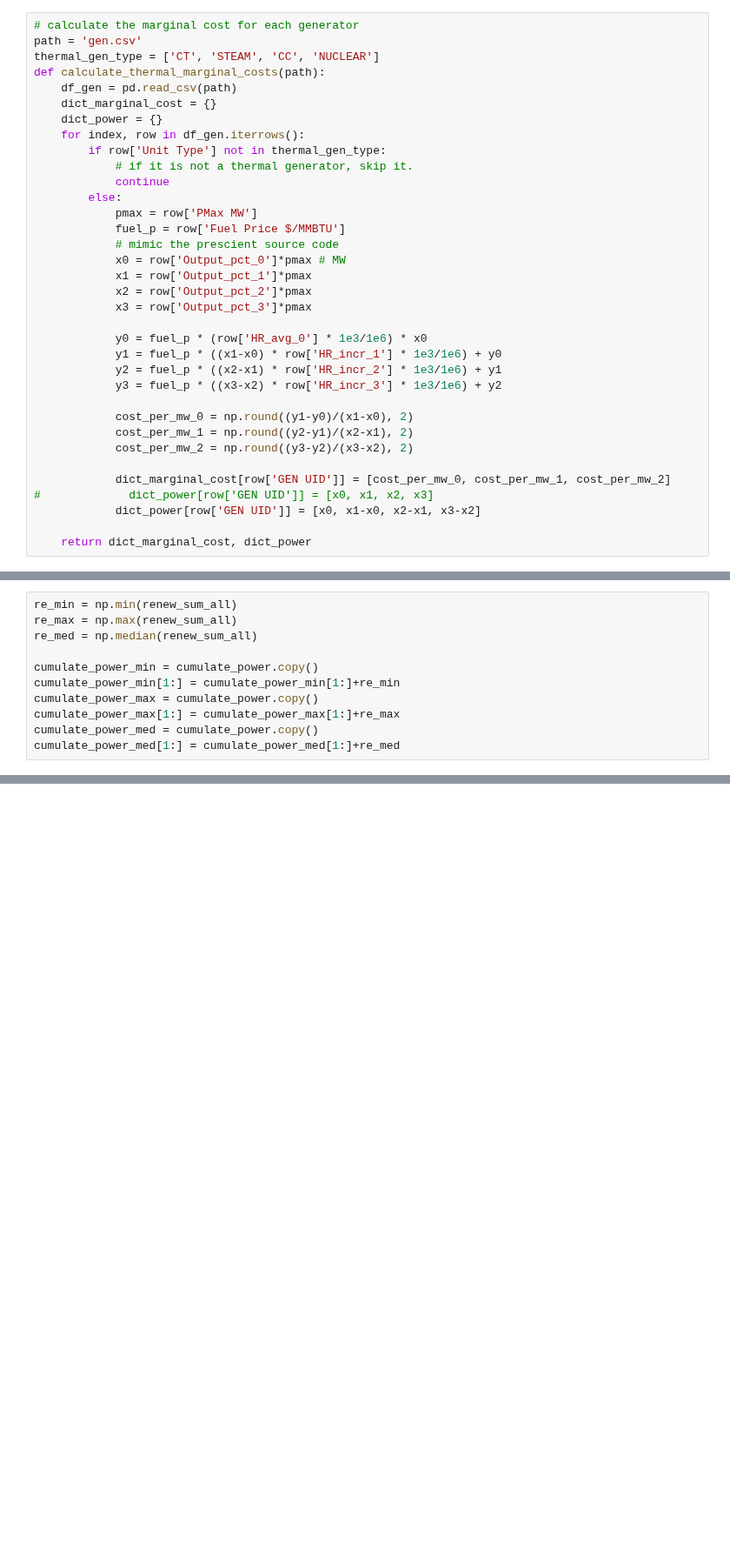
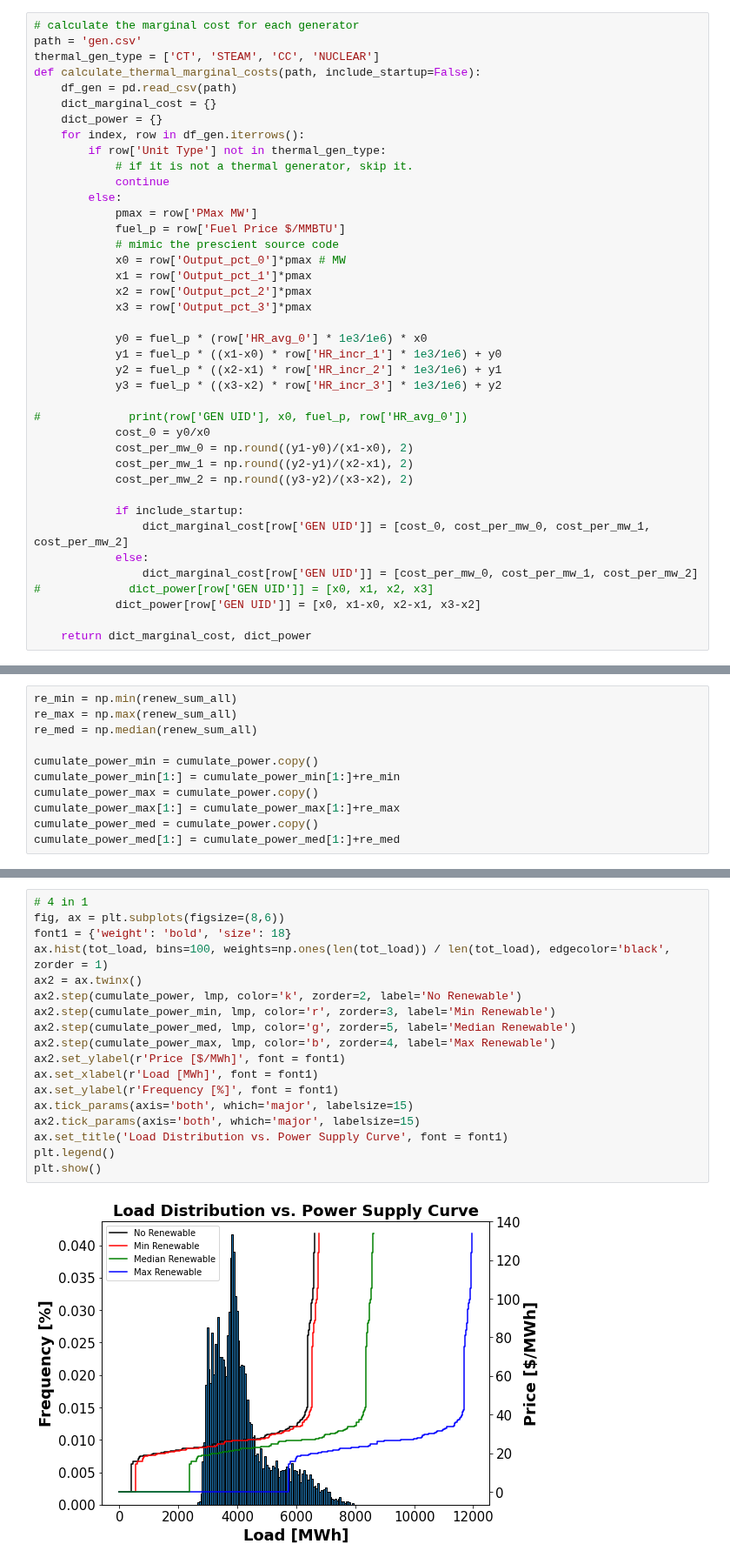
Before and after one commit to Xinhe-Chen/dispatches, a Jupyter notebook: dispatches/improved_pt/result_analysis/Make_marginal_price_plots.ipynb, the cells around one changed output, grey strips where cells are left out. Shown at 87% size. Cells and saved outputs as stored; diff of their text form; blank space fills up the shorter version.

```diff
--- a/dispatches/improved_pt/result_analysis/Make_marginal_price_plots.ipynb
+++ b/dispatches/improved_pt/result_analysis/Make_marginal_price_plots.ipynb
@@ -7,7 +7,7 @@ import matplotlib.pyplot as plt
 # calculate the marginal cost for each generator
 path = 'gen.csv'
 thermal_gen_type = ['CT', 'STEAM', 'CC', 'NUCLEAR']
-def calculate_thermal_marginal_costs(path):
+def calculate_thermal_marginal_costs(path, include_startup=False):
     df_gen = pd.read_csv(path)
     dict_marginal_cost = {}
     dict_power = {}
@@ -29,11 +29,16 @@ def calculate_thermal_marginal_costs(path):
             y2 = fuel_p * ((x2-x1) * row['HR_incr_2'] * 1e3/1e6) + y1
             y3 = fuel_p * ((x3-x2) * row['HR_incr_3'] * 1e3/1e6) + y2
 
+#             print(row['GEN UID'], x0, fuel_p, row['HR_avg_0'])
+            cost_0 = y0/x0
             cost_per_mw_0 = np.round((y1-y0)/(x1-x0), 2)
             cost_per_mw_1 = np.round((y2-y1)/(x2-x1), 2)
             cost_per_mw_2 = np.round((y3-y2)/(x3-x2), 2)
 
-            dict_marginal_cost[row['GEN UID']] = [cost_per_mw_0, cost_per_mw_1, cost_per_mw_2]
+            if include_startup:
+                dict_marginal_cost[row['GEN UID']] = [cost_0, cost_per_mw_0, cost_per_mw_1, cost_per_mw_2]
+            else:
+                dict_marginal_cost[row['GEN UID']] = [cost_per_mw_0, cost_per_mw_1, cost_per_mw_2]
 #             dict_power[row['GEN UID']] = [x0, x1, x2, x3]
             dict_power[row['GEN UID']] = [x0, x1-x0, x2-x1, x3-x2]
 
@@ -223,3 +262,23 @@ ax.set_title('Median Renewable', font = font1)
 plt.show()
 # %% [output]
 [figure]
+# %%
+# 4 in 1
+fig, ax = plt.subplots(figsize=(8,6))
+font1 = {'weight': 'bold', 'size': 18}
+ax.hist(tot_load, bins=100, weights=np.ones(len(tot_load)) / len(tot_load), edgecolor='black', zorder = 1)
+ax2 = ax.twinx()
+ax2.step(cumulate_power, lmp, color='k', zorder=2, label='No Renewable')
+ax2.step(cumulate_power_min, lmp, color='r', zorder=3, label='Min Renewable')
+ax2.step(cumulate_power_med, lmp, color='g', zorder=5, label='Median Renewable')
+ax2.step(cumulate_power_max, lmp, color='b', zorder=4, label='Max Renewable')
+ax2.set_ylabel(r'Price [$/MWh]', font = font1)
+ax.set_xlabel(r'Load [MWh]', font = font1)
+ax.set_ylabel(r'Frequency [%]', font = font1)
+ax.tick_params(axis='both', which='major', labelsize=15)
+ax2.tick_params(axis='both', which='major', labelsize=15)
+ax.set_title('Load Distribution vs. Power Supply Curve', font = font1)
+plt.legend()
+plt.show()
+# %% [output]
+[figure, added]
```
Also changed, not shown: parts of 11 cells of this notebook, 1 other file.
